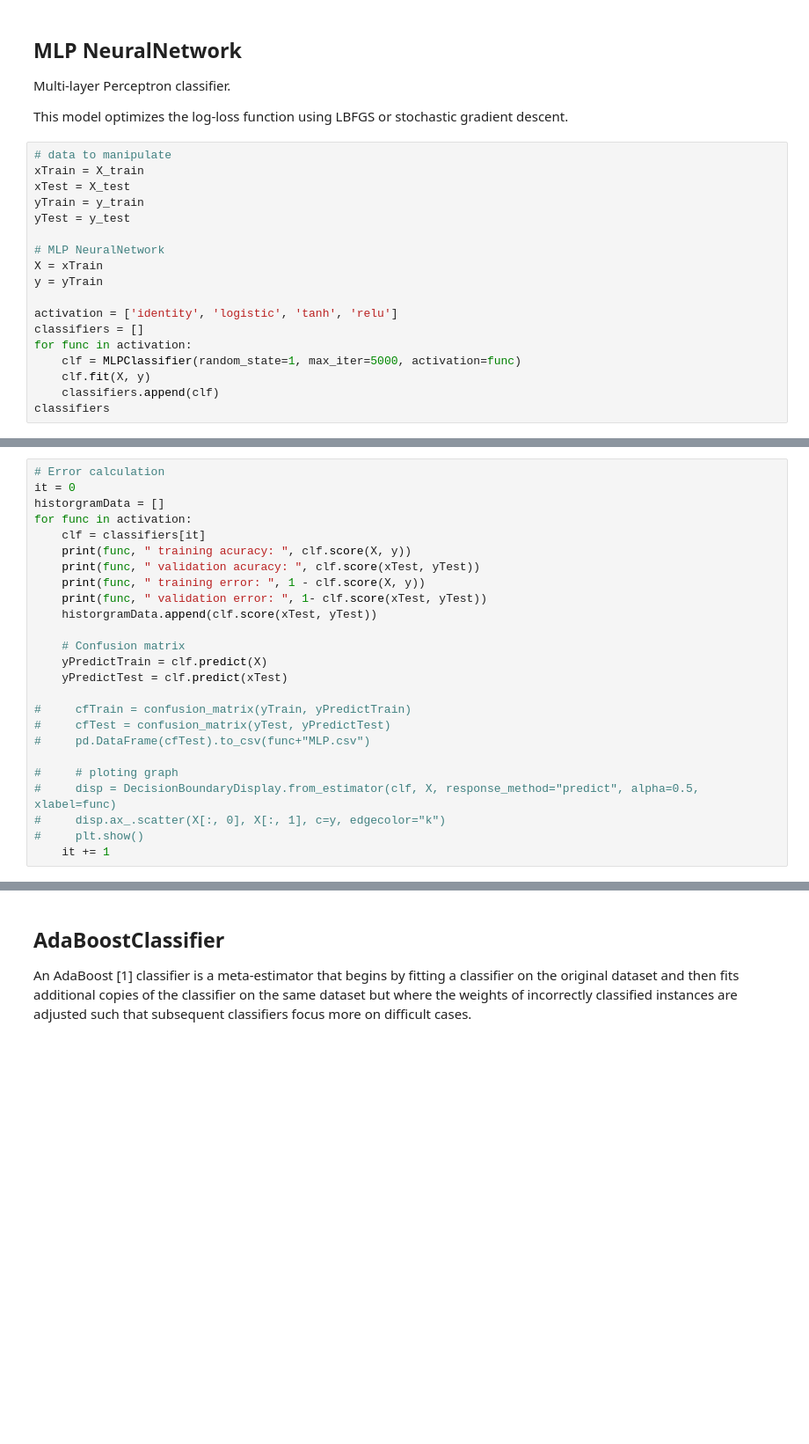
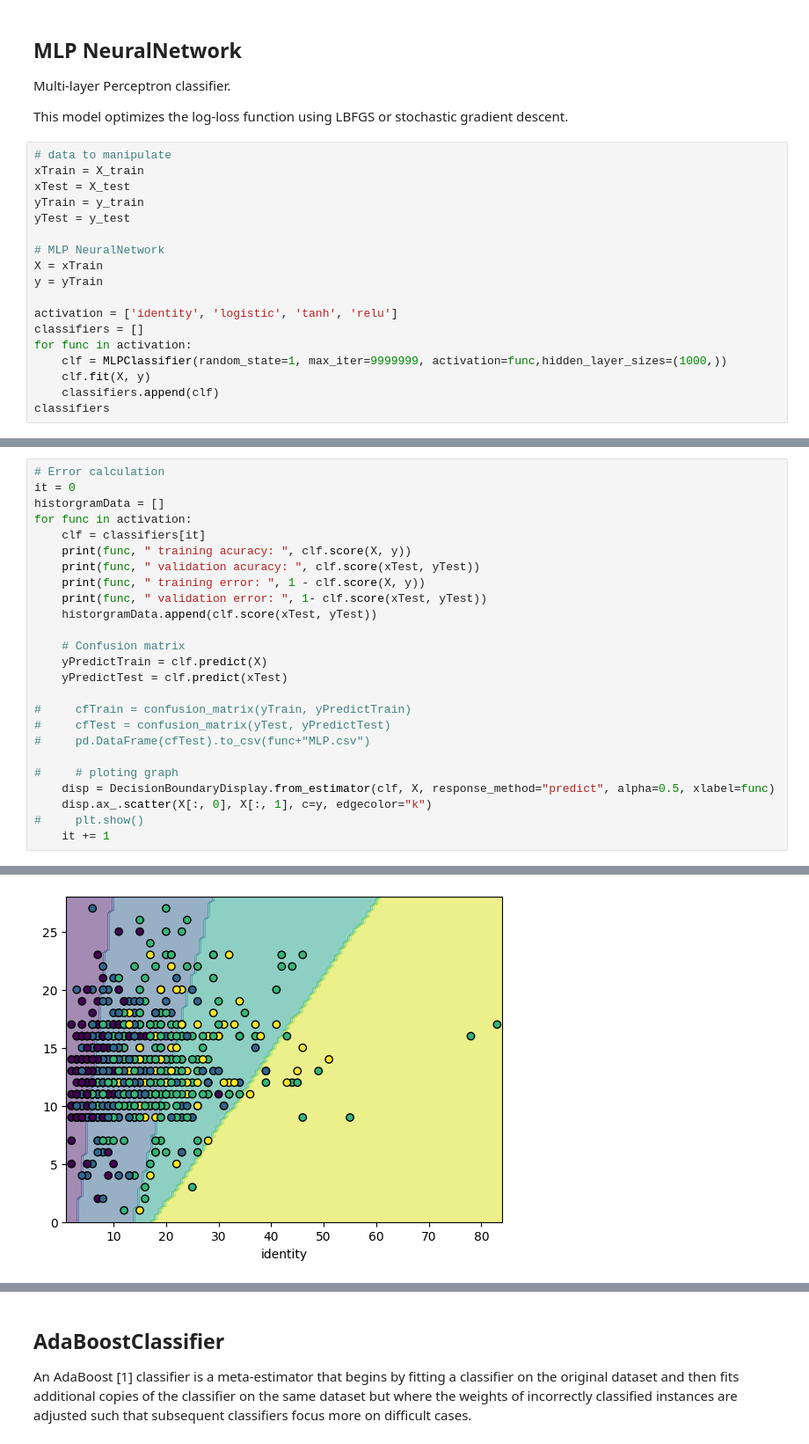
Before and after one commit to Kai-Barry/Classification-for-Auslan, a Jupyter notebook: usabilityModel.ipynb, the cells around one changed output, grey strips where cells are left out. Shown at 88% size. Saved outputs shown, nothing was run; the diff lists cells and outputs as text; blank space fills up the shorter version.

```diff
--- a/usabilityModel.ipynb
+++ b/usabilityModel.ipynb
@@ -311,7 +441,7 @@ y = yTrain
 activation = ['identity', 'logistic', 'tanh', 'relu']
 classifiers = []
 for func in activation:
-    clf = MLPClassifier(random_state=1, max_iter=5000, activation=func)
+    clf = MLPClassifier(random_state=1, max_iter=9999999, activation=func,hidden_layer_sizes=(1000,))
     clf.fit(X, y)
     classifiers.append(clf)
 classifiers
@@ -341,8 +474,8 @@ for func in activation:
 #     pd.DataFrame(cfTest).to_csv(func+"MLP.csv")
 
 #     # ploting graph
-#     disp = DecisionBoundaryDisplay.from_estimator(clf, X, response_method="predict", alpha=0.5, xlabel=func)
-#     disp.ax_.scatter(X[:, 0], X[:, 1], c=y, edgecolor="k")
+    disp = DecisionBoundaryDisplay.from_estimator(clf, X, response_method="predict", alpha=0.5, xlabel=func)
+    disp.ax_.scatter(X[:, 0], X[:, 1], c=y, edgecolor="k")
 #     plt.show()
     it += 1
 # %% [output]
@@ -349,0 +498 @@ ValueError: X has 2 features, but MLPClassifier is expecting 9 features as input
+[figure, added]
```
Also changed, not shown: parts of 24 cells of this notebook, 9 other files.
